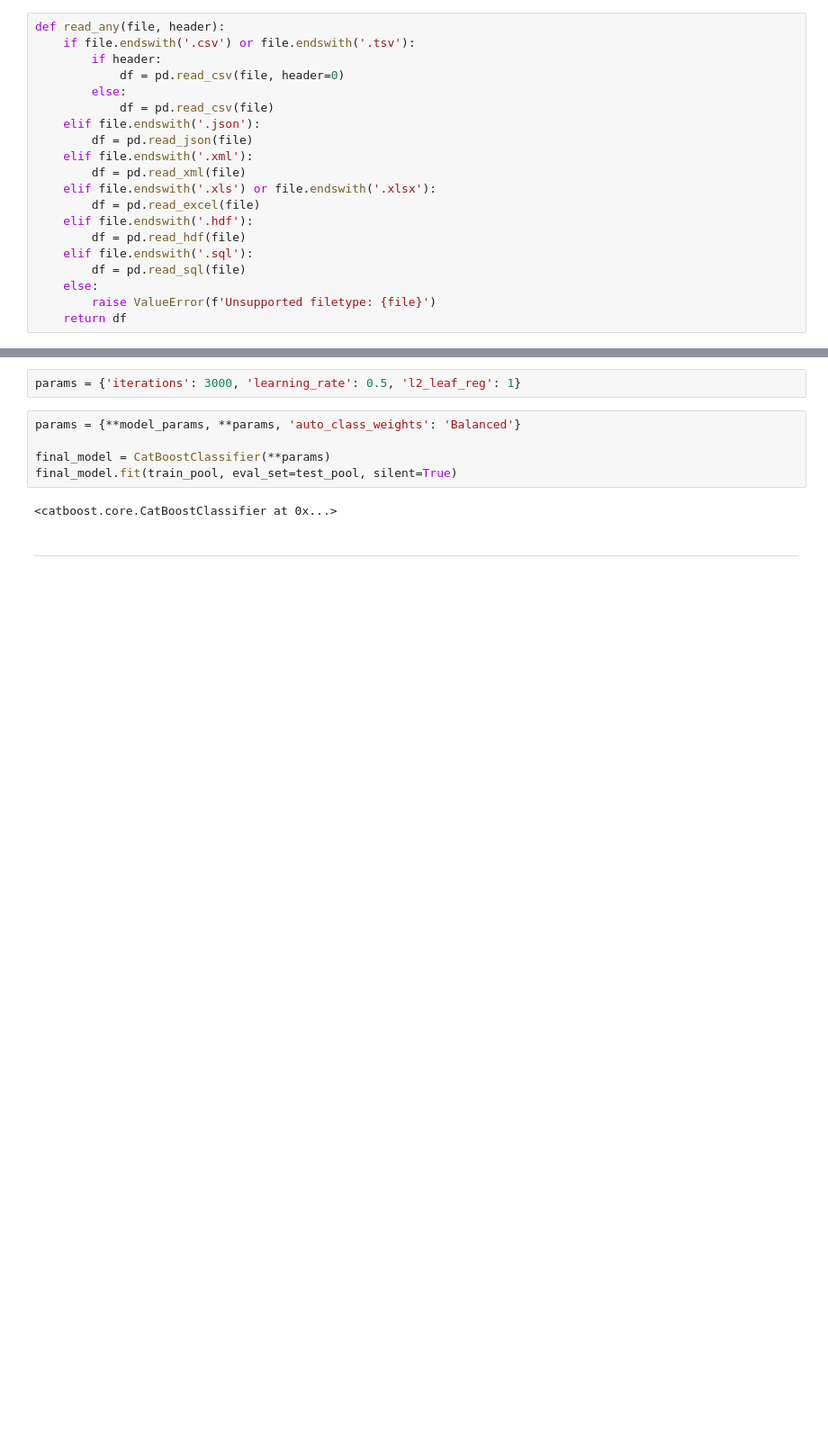
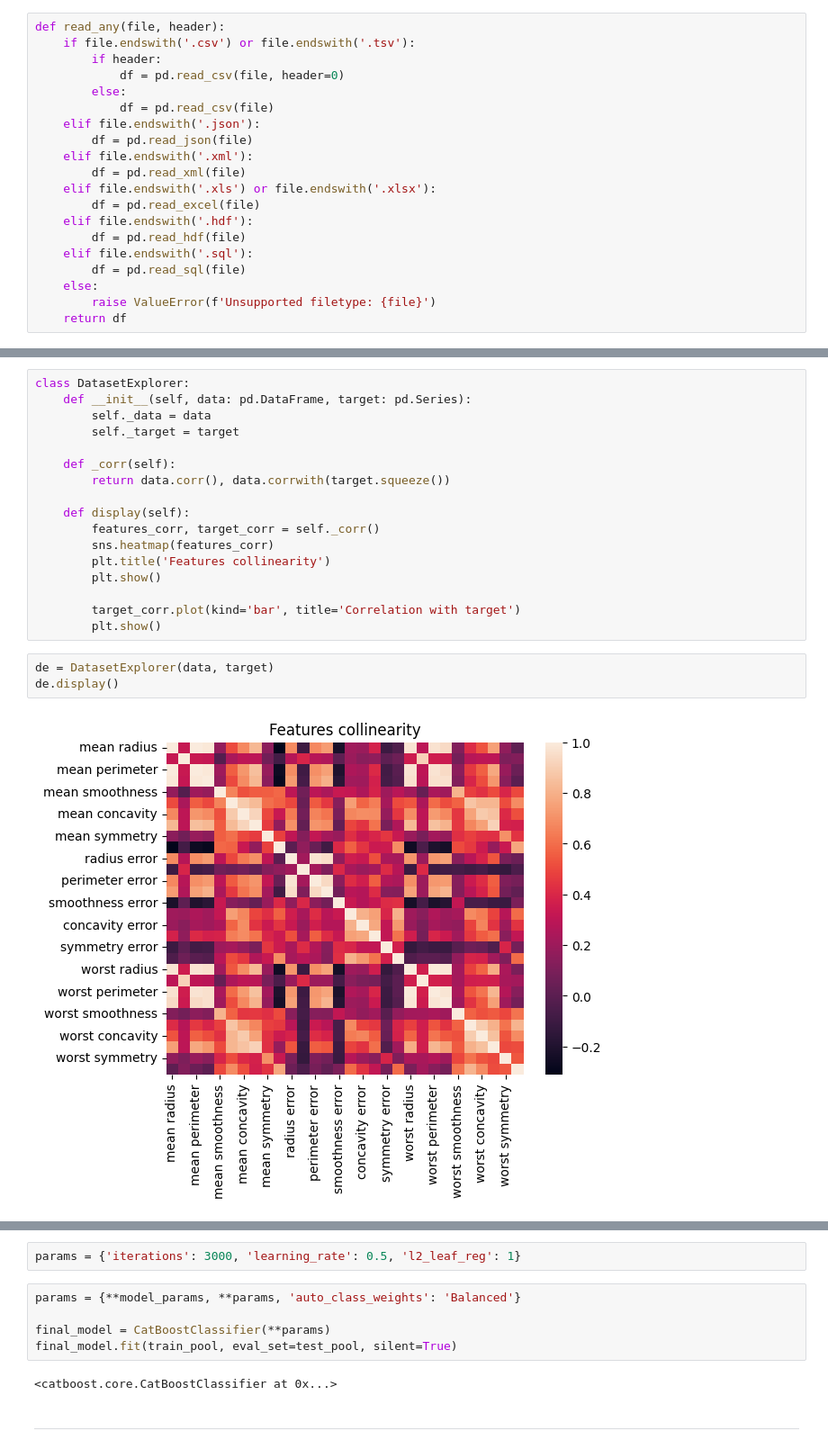
Before and after one commit to Mb-NextTime/explain, a Jupyter notebook: auto-explainability.ipynb, the cells around one changed output, grey strips where cells are left out. Shown at 90% size. Cells and saved outputs as stored; diff of their text form; blank space fills up the shorter version.

```diff
--- a/auto-explainability.ipynb
+++ b/auto-explainability.ipynb
@@ -52,0 +73,22 @@ data.shape, target.shape
+# %%
+class DatasetExplorer:
+    def __init__(self, data: pd.DataFrame, target: pd.Series):
+        self._data = data
+        self._target = target
+
+    def _corr(self):
+        return data.corr(), data.corrwith(target.squeeze())
+
+    def display(self):
+        features_corr, target_corr = self._corr()
+        sns.heatmap(features_corr)
+        plt.title('Features collinearity')
+        plt.show()
+
+        target_corr.plot(kind='bar', title='Correlation with target')
+        plt.show()
+# %%
+de = DatasetExplorer(data, target)
+de.display()
+# %% [output]
+[figure, added]
```
Also changed, not shown: parts of 19 cells of this notebook.
